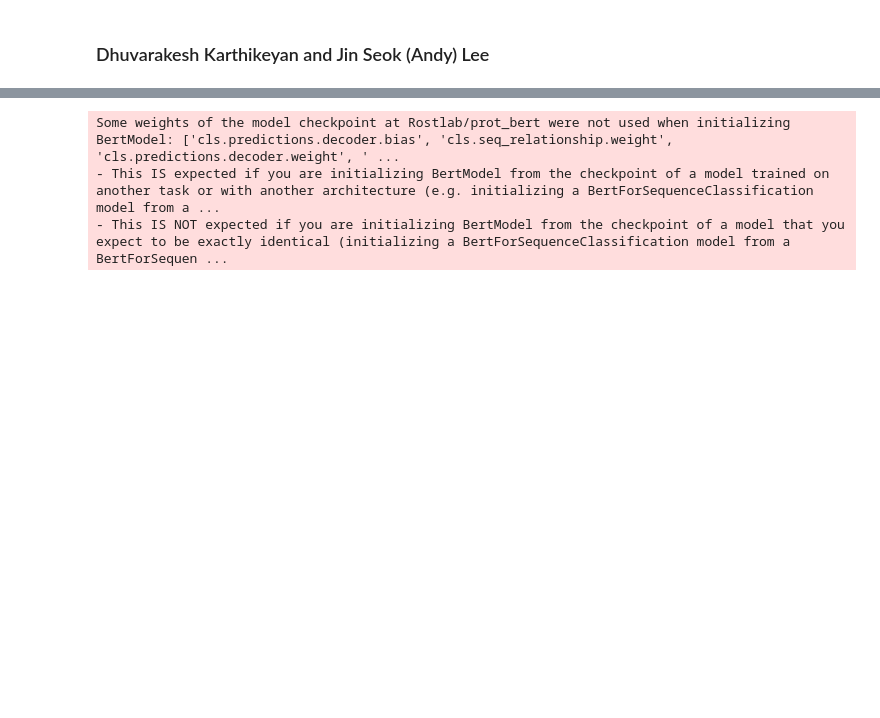
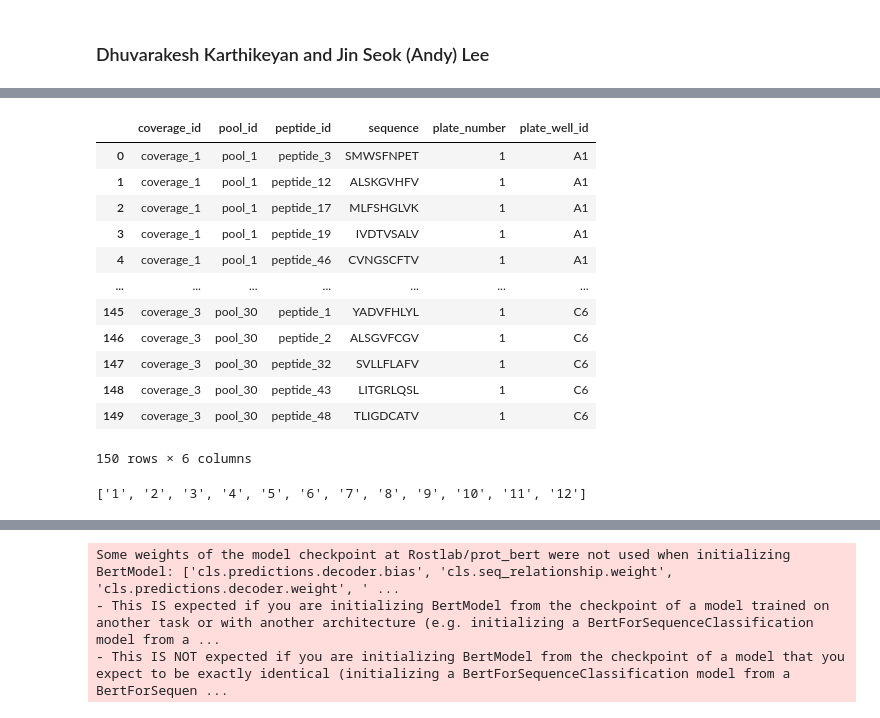
Before and after one commit to pirl-unc/ace, a Jupyter notebook: notebooks/sequence_properties.ipynb, the cells around one changed output, grey strips where cells are left out. Cells and saved outputs as stored; diff of their text form; code cells hidden in the pictures; blank space fills up the shorter version.

```diff
--- a/notebooks/sequence_properties.ipynb
+++ b/notebooks/sequence_properties.ipynb
@@ -77,0 +58,20 @@ Column: 12
+# %%
+pd.read_excel("test_50_peptides_ace_configuration.xlsx")
+# %% [output]
+|  | coverage_id | pool_id | peptide_id | sequence | plate_number | plate_well_id |
+| 0 | coverage_1 | pool_1 | peptide_3 | SMWSFNPET | 1 | A1 |
+| 1 | coverage_1 | pool_1 | peptide_12 | ALSKGVHFV | 1 | A1 |
+| 2 | coverage_1 | pool_1 | peptide_17 | MLFSHGLVK | 1 | A1 |
+| 3 | coverage_1 | pool_1 | peptide_19 | IVDTVSALV | 1 | A1 |
+| 4 | coverage_1 | pool_1 | peptide_46 | CVNGSCFTV | 1 | A1 |
+| ... | ... | ... | ... | ... | ... | ... |
+| 145 | coverage_3 | pool_30 | peptide_1 | YADVFHLYL | 1 | C6 |
+| 146 | coverage_3 | pool_30 | peptide_2 | ALSGVFCGV | 1 | C6 |
+| 147 | coverage_3 | pool_30 | peptide_32 | SVLLFLAFV | 1 | C6 |
+| 148 | coverage_3 | pool_30 | peptide_43 | LITGRLQSL | 1 | C6 |
+| 149 | coverage_3 | pool_30 | peptide_48 | TLIGDCATV | 1 | C6 |
+150 rows × 6 columns
+# %%
+[str(i) for i in range(1,13)]
+# %% [output]
+['1', '2', '3', '4', '5', '6', '7', '8', '9', '10', '11', '12']
```
Also changed, not shown: parts of 16 cells of this notebook, 10 other files.
